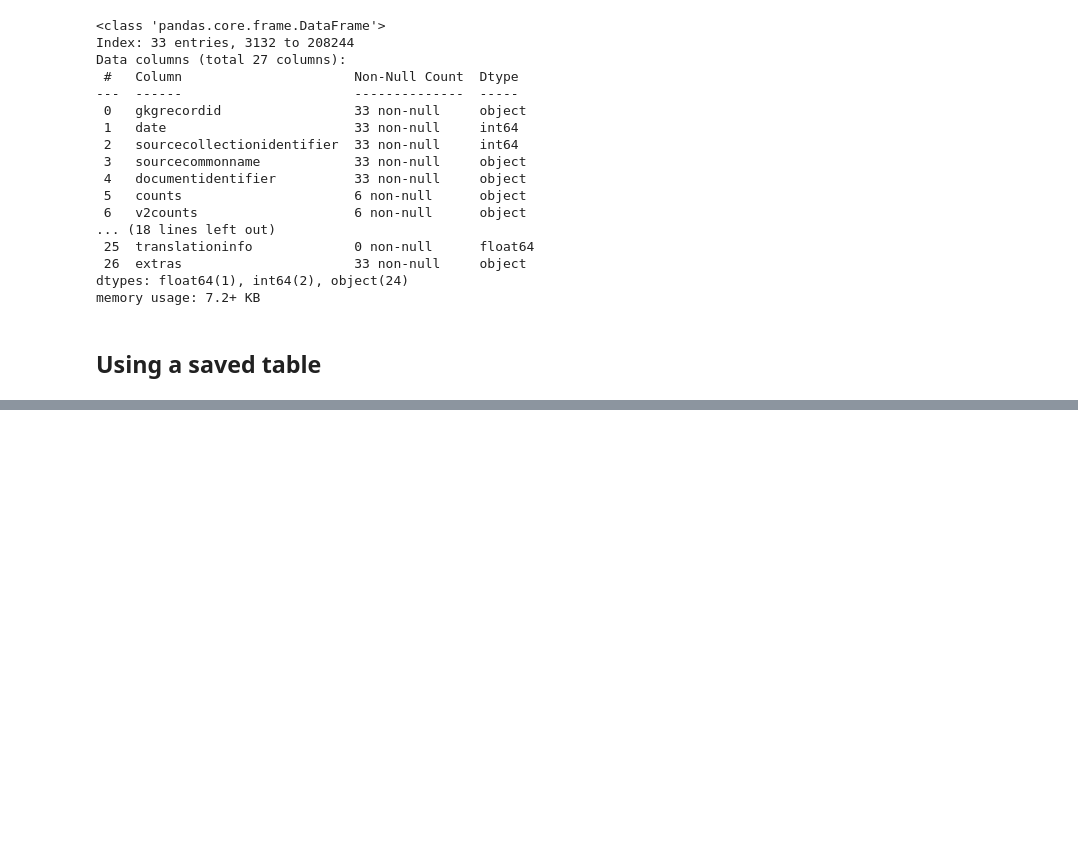
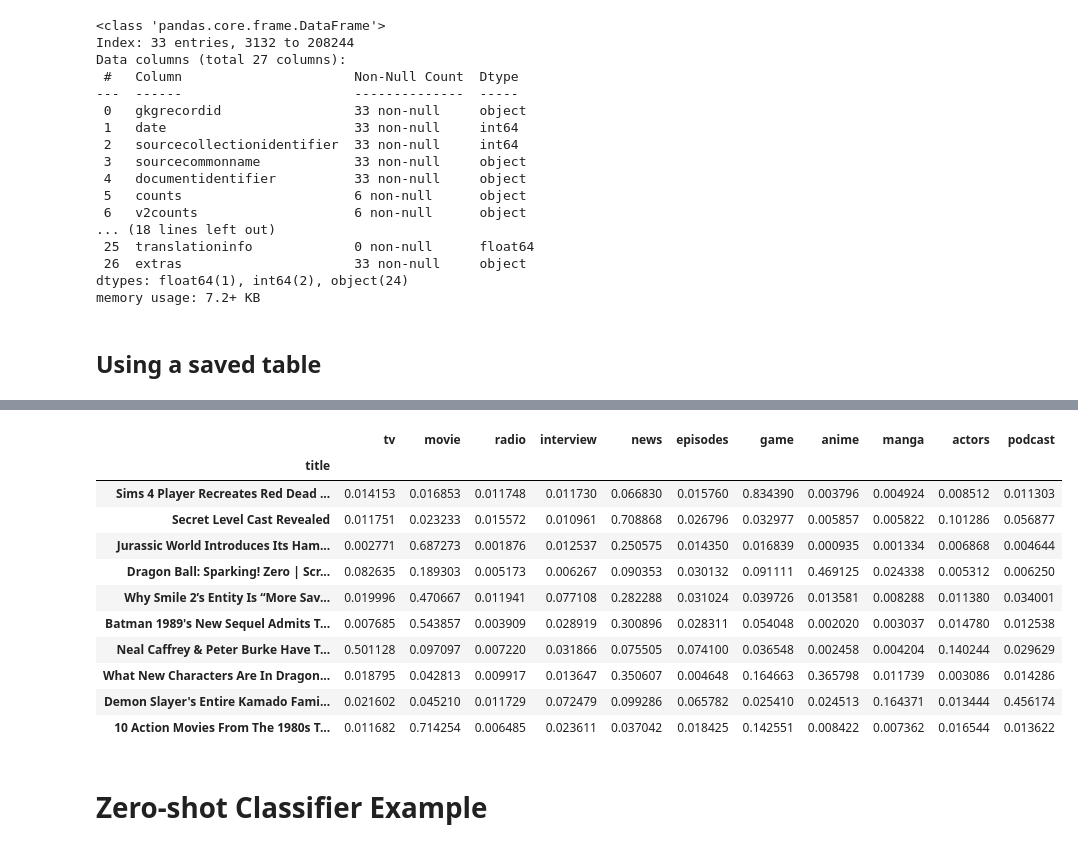
Before and after one commit to coreyddsc/gdelt_projects, a Jupyter notebook: LLM_projects/gkg_soup_testnb.ipynb, the cells around one changed output, grey strips where cells are left out. Drawn from its saved outputs; the diff is of its cells as text; code cells hidden in the pictures; blank space fills up the shorter version.

```diff
--- a/LLM_projects/gkg_soup_testnb.ipynb
+++ b/LLM_projects/gkg_soup_testnb.ipynb
@@ -6,12 +4,12 @@ from gkg_tools import * # for gkg searchs
 # %run "../gkg_tools.py" # using magic command run to access the script from the parent directory
 
 
-# import nltk
-# from nltk.tokenize import word_tokenize, sent_tokenize
+import nltk
+from nltk.tokenize import word_tokenize, sent_tokenize
 
 
-# from transformers import pipeline, set_seed
-# import torch
+from transformers import pipeline, set_seed
+import torch
 
 # # GPU Timing (using GPU 1) else -1 for CPU
-# device_id = 1 if torch.cuda.is_available() else -1
+device_id = 1 if torch.cuda.is_available() else -1
@@ -224,0 +245,57 @@ Paragraph 14: Two high school students, embroiled in a wager to prove the existe
+# %%
+import pandas as pd
+from transformers import pipeline
+from datasets import Dataset
+
+# Initialize the zero-shot classification pipeline
+pipe = pipeline("zero-shot-classification", model="facebook/bart-large-mnli", device=device_id)
+
+# Define your titles and candidate labels
+titles = asd['Titles'].tolist()  # asd is gkg.all_soup_data
+# titles = asd['Parsed URL'].tolist()
+# labels = ['one piece','manga', 'commentary', 'interview','news','podcast','forecast']
+labels = ['tv', 'movie', 'radio', 'interview', 'news', 'episodes', 'game', 'anime', 'manga', 'actors', 'podcast']
+# Create a Hugging Face Dataset
+data = {"title": titles}
+dataset = Dataset.from_dict(data)
+
+# Define a function to classify the titles
+def classify(example):
+    result = pipe(example['title'], candidate_labels=labels)
+    return {
+        'labels': result['labels'],
+        'scores': result['scores']
+    }
+
+# Apply classification to the entire dataset in a batched manner
+results = dataset.map(classify, batched=False)  # Use batched=True for faster processing
+
+# Convert results to a DataFrame
+df_results = pd.DataFrame(columns=labels)
+
+# Populate the DataFrame with the classification scores
+for idx, row in enumerate(results):
+    label_scores = dict(zip(row['labels'], row['scores']))
+    df_results.loc[idx] = [label_scores.get(label, 0) for label in labels]
+
+# Set the 'title' as the index of the DataFrame
+df_results['title'] = titles  # Add titles to the DataFrame
+df_results.set_index('title', inplace=True)  # Set titles as the index
+
+# Now df_results contains the classification scores for each title, with titles as the index
+df_results
+# %% [output]
+|  | tv | movie | radio | interview | news | episodes | game | anime | manga | actors | podcast |
+| title |  |  |  |  |  |  |  |  |  |  |  |
+| Sims 4 Player Recreates Red Dead ... | 0.014153 | 0.016853 | 0.011748 | 0.011730 | 0.066830 | 0.015760 | 0.834390 | 0.003796 | 0.004924 | 0.008512 | 0.011303 |
+| Secret Level Cast Revealed | 0.011751 | 0.023233 | 0.015572 | 0.010961 | 0.708868 | 0.026796 | 0.032977 | 0.005857 | 0.005822 | 0.101286 | 0.056877 |
+| Jurassic World Introduces Its Ham... | 0.002771 | 0.687273 | 0.001876 | 0.012537 | 0.250575 | 0.014350 | 0.016839 | 0.000935 | 0.001334 | 0.006868 | 0.004644 |
+| Dragon Ball: Sparking! Zero | Scr... | 0.082635 | 0.189303 | 0.005173 | 0.006267 | 0.090353 | 0.030132 | 0.091111 | 0.469125 | 0.024338 | 0.005312 | 0.006250 |
+| Why Smile 2’s Entity Is “More Sav... | 0.019996 | 0.470667 | 0.011941 | 0.077108 | 0.282288 | 0.031024 | 0.039726 | 0.013581 | 0.008288 | 0.011380 | 0.034001 |
+| Batman 1989's New Sequel Admits T... | 0.007685 | 0.543857 | 0.003909 | 0.028919 | 0.300896 | 0.028311 | 0.054048 | 0.002020 | 0.003037 | 0.014780 | 0.012538 |
+| Neal Caffrey & Peter Burke Have T... | 0.501128 | 0.097097 | 0.007220 | 0.031866 | 0.075505 | 0.074100 | 0.036548 | 0.002458 | 0.004204 | 0.140244 | 0.029629 |
+| What New Characters Are In Dragon... | 0.018795 | 0.042813 | 0.009917 | 0.013647 | 0.350607 | 0.004648 | 0.164663 | 0.365798 | 0.011739 | 0.003086 | 0.014286 |
+| Demon Slayer's Entire Kamado Fami... | 0.021602 | 0.045210 | 0.011729 | 0.072479 | 0.099286 | 0.065782 | 0.025410 | 0.024513 | 0.164371 | 0.013444 | 0.456174 |
+| 10 Action Movies From The 1980s T... | 0.011682 | 0.714254 | 0.006485 | 0.023611 | 0.037042 | 0.018425 | 0.142551 | 0.008422 | 0.007362 | 0.016544 | 0.013622 |
+# %% [markdown]
+# Zero-shot Classifier Example
```
Also changed, not shown: parts of 20 cells of this notebook, 1 other file.
